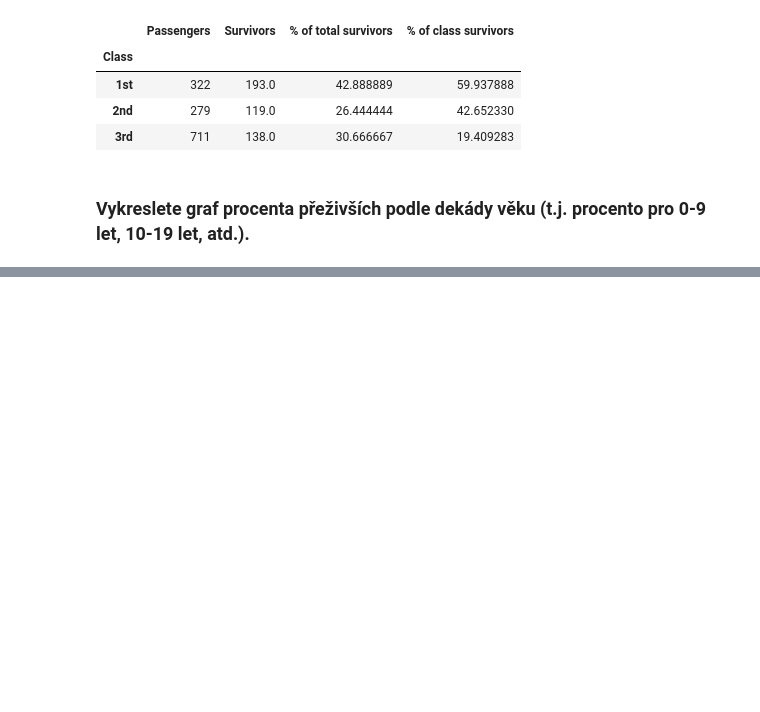
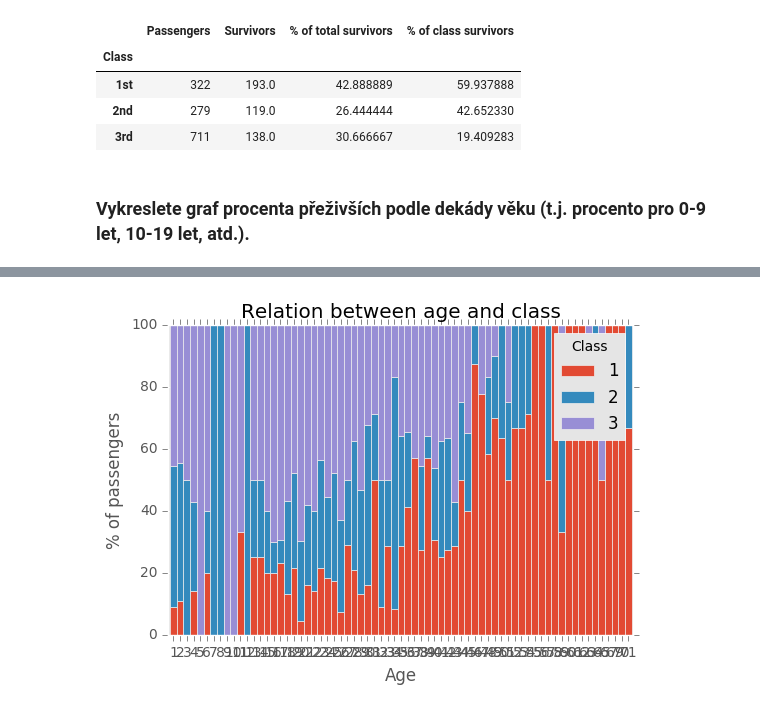
Before and after one commit to Fanarim/PYT_pandas, a Jupyter notebook: task6.ipynb, the cells around one changed output, grey strips where cells are left out. Drawn from its saved outputs; the diff is of its cells as text; code cells hidden in the pictures; blank space fills up the shorter version.

```diff
--- a/task6.ipynb
+++ b/task6.ipynb
@@ -99,0 +107,31 @@ passengers_by_age.plot.bar(legend=False)
+# %%
+class_ratio_by_age = titanic_dataset.groupby(['Age','PClass']).count()
+class_ratio_by_age = class_ratio_by_age['Name'].to_frame()
+
+# convert PClass column values to columns
+class_ratio_by_age = class_ratio_by_age.reset_index().pivot(index='Age', columns='PClass', values='Name')
+class_ratio_by_age
+
+# group by full years
+import math
+class_ratio_by_age = class_ratio_by_age.reset_index()
+class_ratio_by_age['Age'] = class_ratio_by_age['Age'].apply(lambda x: math.ceil(x))
+class_ratio_by_age = class_ratio_by_age.groupby('Age').sum()
+
+# get percentage values
+class_ratio_by_age.fillna(0, inplace=True)
+class_ratio_by_age['Sum'] = class_ratio_by_age['1st'] + class_ratio_by_age['2nd'] + class_ratio_by_age['3rd']
+class_ratio_by_age['1st'] = class_ratio_by_age['1st'] / class_ratio_by_age['Sum'] * 100
+class_ratio_by_age['2nd'] = class_ratio_by_age['2nd'] / class_ratio_by_age['Sum'] * 100
+class_ratio_by_age['3rd'] = class_ratio_by_age['3rd'] / class_ratio_by_age['Sum'] * 100
+class_ratio_by_age.drop('Sum', 1, inplace=True)
+class_ratio_by_age
+
+# draw chart
+plot = class_ratio_by_age.plot.bar(legend=True, title="Relation between age and class", stacked=True, width=1, xticks=[])
+plot.set_ylabel('% of passengers')
+plot.set_xlabel('Age')
+plot.legend(title='Class', labels=['1', '2', '3'])
+matplotlib.pyplot.show()
+# %% [output]
+[figure, added]
```
Also changed, not shown: parts of 3 cells of this notebook.
